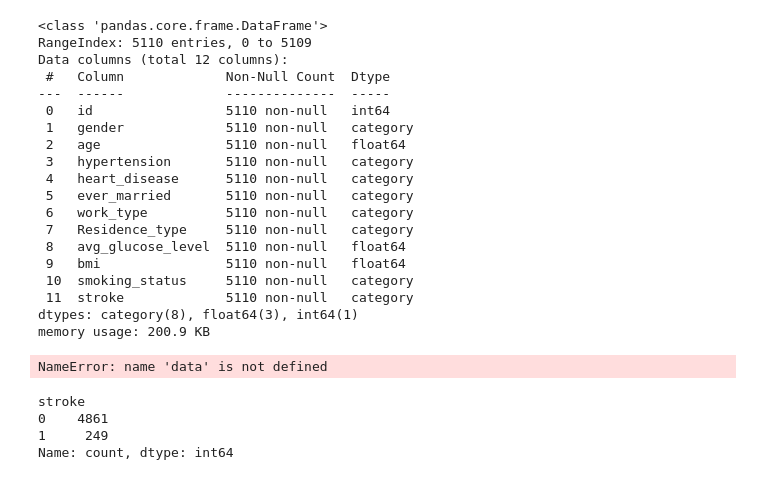
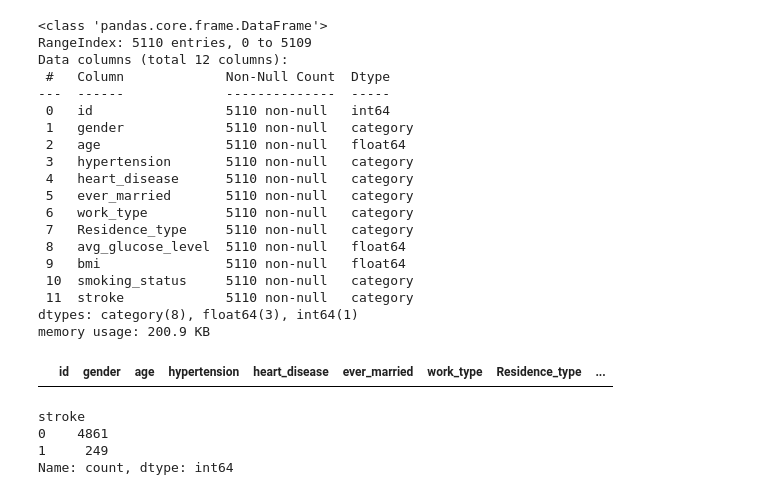
Before and after one commit to pallavireddytummala/HeartStrokePrediction, a Jupyter notebook: HeartStroke.ipynb, the cells around one changed output. Cells and saved outputs as stored; diff of their text form; code cells hidden in the pictures.

```diff
--- a/HeartStroke.ipynb
+++ b/HeartStroke.ipynb
@@ -132,9 +132,9 @@ dtypes: category(8), float64(3), int64(1)
 memory usage: 200.9 KB
 # %%
 # check duplicated rows
-data[data.duplicated(subset=['id'],keep=False)]
+data[data.duplicated()]
 # %% [output]
-NameError: name 'data' is not defined
+|  | id | gender | age | hypertension | heart_disease | ever_married | work_type | Residence_type | ... |
 # %%
 data['stroke'].value_counts()
 # %% [output]
```
Also changed, not shown: parts of 10 cells of this notebook, 8 other files.
